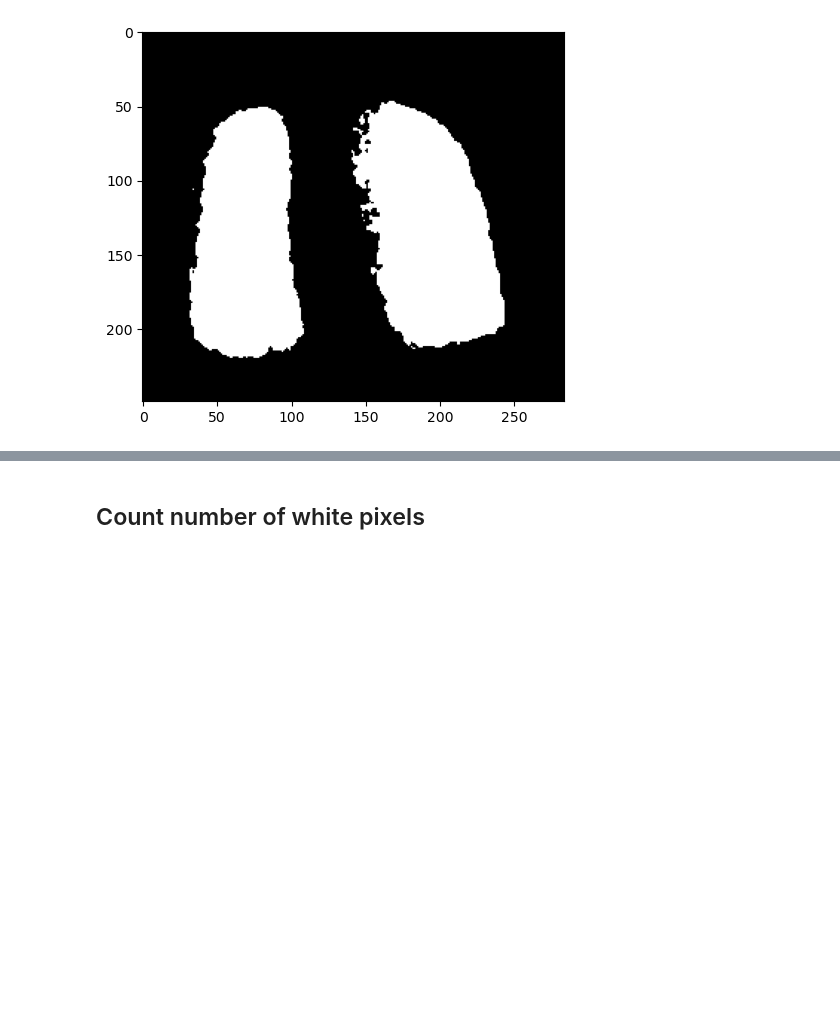
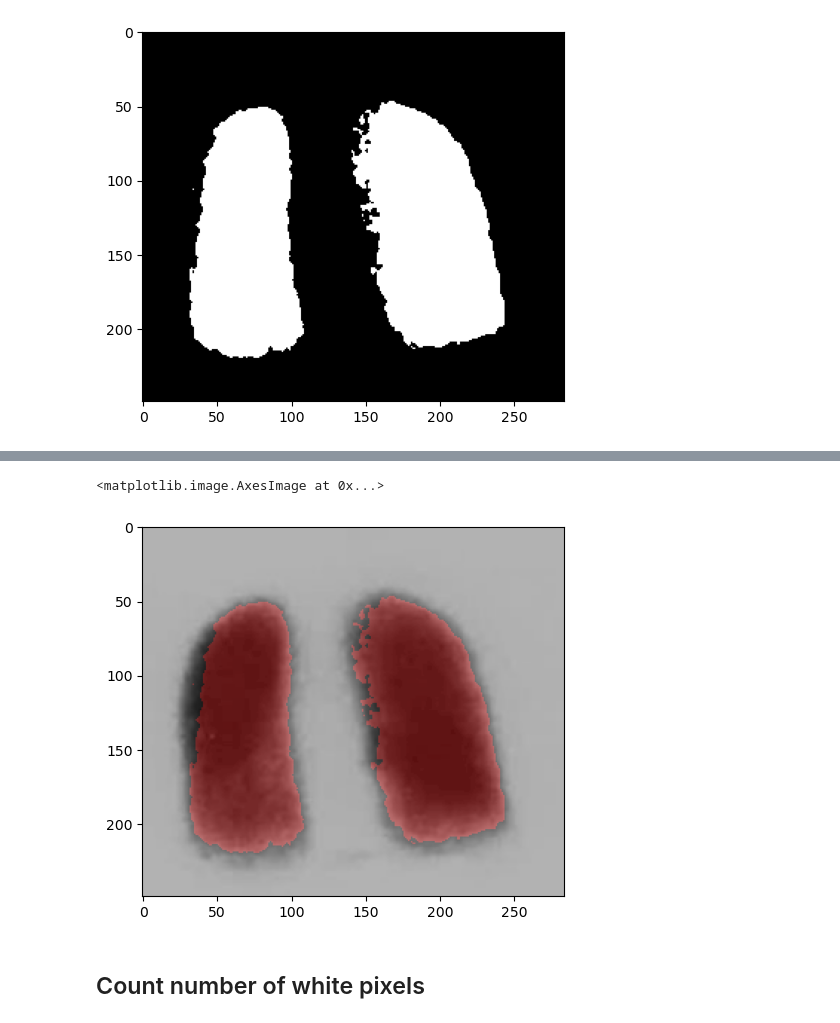
Before and after one commit to monkeygobah/code_grand_rounds, a Jupyter notebook: cv_md/vq_scan.ipynb, the cells around one changed output, grey strips where cells are left out. Cells and saved outputs as stored; diff of their text form; code cells hidden in the pictures; blank space fills up the shorter version.

```diff
--- a/cv_md/vq_scan.ipynb
+++ b/cv_md/vq_scan.ipynb
@@ -54,3 +72,8 @@ plt.imshow(VQ_and, cmap='gray')
+# %%
+plt.imshow(combined_Q)
+# %% [output]
+<matplotlib.image.AxesImage at 0x...>
+[figure, added]
 # %% [markdown]
 ## Count number of white pixels
 # %%
```
Also changed, not shown: parts of 5 cells of this notebook, 1 other file.
